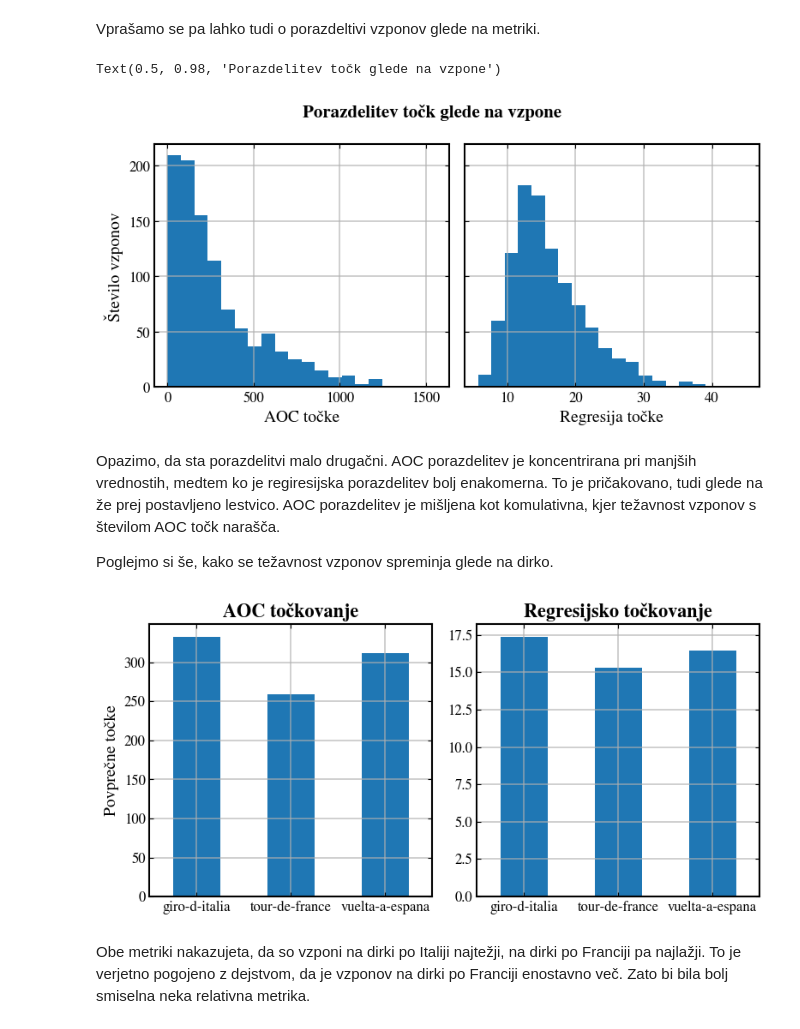
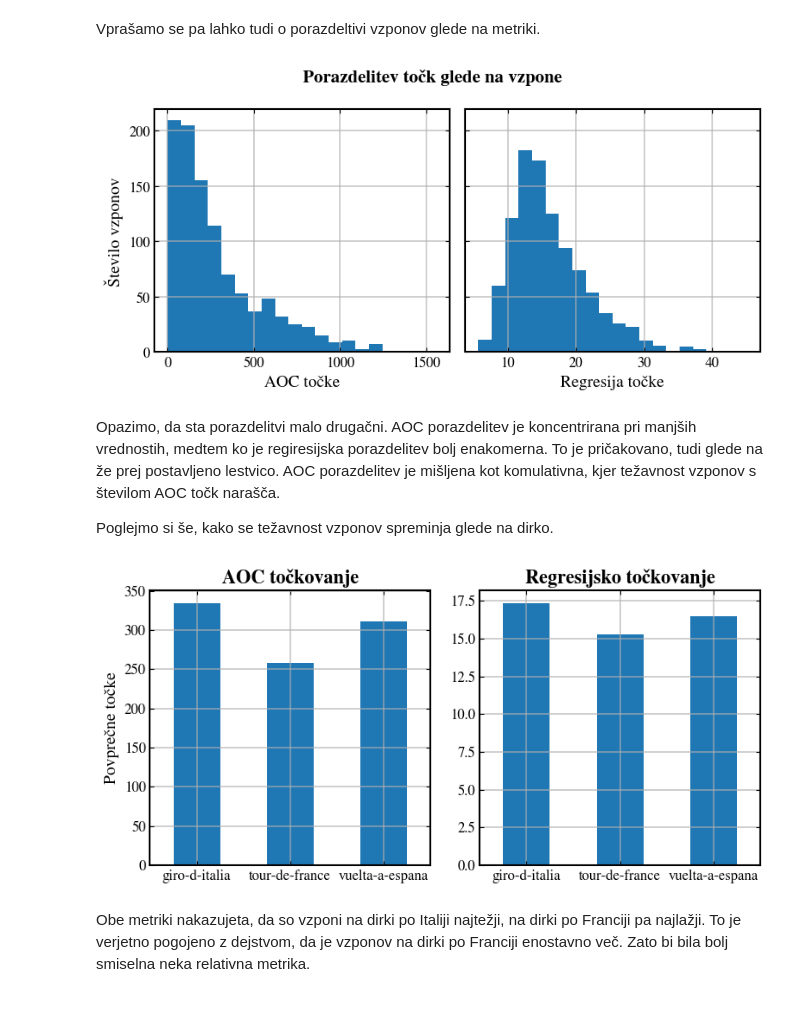
Before and after one commit to ziga-vaupotic/uvp-projektna, a Jupyter notebook: analysis/analiza-dirk.ipynb, the cells around one changed output. Drawn from its saved outputs; the diff is of its cells as text; code cells hidden in the pictures.

```diff
--- a/analysis/analiza-dirk.ipynb
+++ b/analysis/analiza-dirk.ipynb
@@ -72,8 +72,14 @@ graph_distance_mean_by_year = data_frame_stages[rest_day_filter].groupby(["Race"
 graph_distance_max_by_year = data_frame_stages[rest_day_filter].groupby(["Race", "Year"])["Distance"].max().unstack(fill_value=None)
 
 graph_vertical_mean_by_year = data_frame_stages[rest_day_filter].groupby(["Race", "Year"])["Vertical"].mean().unstack(fill_value=None)
+
+#izbriše (nepravilne podatke, kjer je nadmorska višina cele dirke premajhna. zaradi napačnih podatkov )
+graph_vertical_mean_by_year = graph_vertical_mean_by_year.where(graph_vertical_mean_by_year > 500)
+
 graph_vertical_max_by_year = data_frame_stages[rest_day_filter].groupby(["Race", "Year"])["Vertical"].max().unstack(fill_value=None)
 
+#isto kot zgoraj
+graph_vertical_max_by_year = graph_vertical_max_by_year.where(graph_vertical_max_by_year > 500)
 
 
 
@@ -94,4 +100,5 @@ ax[1].set_title("Višinski metri glede na leto")
 
 ax[0].legend()
 ax[1].legend(handles=legend_elements)
+plt.show()
 # %% [output]
@@ -259,8 +263,13 @@ Nadaljujmo s pregledom povprečne težavnost etap po Profile score metriki.
 # %%
 fig, ax = plt.subplots(1, 2, figsize=(11, 4), sharey=True)
 
-graph_pcs_mean_by_year = data_frame_stages[data_frame_stages["Stage type"] != -1].groupby(["Race", "Year"])["Profile score"].mean().unstack(fill_value=None)
-graph_pcs_max_by_year = data_frame_stages[data_frame_stages["Stage type"] != -1].groupby(["Race", "Year"])["Profile score"].max().unstack(fill_value=None)
+graph_pcs_mean_by_year = data_frame_stages[rest_day_filter].groupby(["Race", "Year"])["Profile score"].mean().unstack(fill_value=None)
+graph_pcs_max_by_year = data_frame_stages[rest_day_filter].groupby(["Race", "Year"])["Profile score"].max().unstack(fill_value=None)
+
+
+#izbriše (nepravilne podatke, kjer je PCS score dirke premajhen.zaradi napačnih podatkov )
+graph_pcs_mean_by_year = graph_pcs_mean_by_year.where(graph_pcs_mean_by_year > 50)
+graph_pcs_max_by_year = graph_pcs_max_by_year.where(graph_pcs_max_by_year > 50)
 
 
 graph_pcs_mean_nonfalts_by_year = data_frame_stages[data_frame_stages["Stage type"] > 1].groupby(["Race", "Year"])["Profile score"].mean().unstack(fill_value=None)
@@ -285,4 +294,5 @@ ax[0].legend(handles=legend_elements)
 ax[1].legend()
 
 plt.legend()
+plt.show()
 # %% [output]
@@ -506,18 +515,18 @@ kjer je $S$ nadomorska višina najvišje točke vzpona.
 Sprva si poglejmo najtežje vzpone glede na obe metriki.
 # %%
 # Izbriši iste vzpone, ki se znova pojavijo
-data_climbs = data_frame.drop_duplicates(subset=["Name", "Length"])
+data_climbs = data_frame.drop_duplicates(subset=["Name", "Length"]).copy()
 
-stepness = data_frame['Steepness']
-length = data_frame['Length']
-vertical = data_frame['Vertical']
+stepness = data_climbs['Steepness']
+length = data_climbs['Length']
+vertical = data_climbs['Vertical']
 
 stepness_non_zero = stepness != 0
 length_non_zero = length != 0
 vertical_non_zero = vertical != 0
 
-data_frame["AOC score"] = round(stepness ** 2 * length, 1)
-data_frame["Regression score"] = round(stepness + length + vertical/1000 + stepness / length, 1)
+data_climbs["AOC score"] = round(stepness ** 2 * length, 1)
+data_climbs["Regression score"] = round(stepness + length + vertical/1000 + stepness / length, 1)
 
 data_climbs[stepness_non_zero & length_non_zero & vertical_non_zero].sort_values("AOC score", ascending=False).head(10)
 # %% [output]
@@ -550,10 +571,10 @@ ax[0].set_ylabel("Število vzponov")
 ax[1].set_xlabel("Regresija točke")
 
 fig.set_tight_layout(True)
-fig.suptitle("Porazdelitev točk glede na vzpone")
+fig.suptitle("Porazdelitev točk glede na vzpone");
+plt.show()
 # %% [output]
-Text(0.5, 0.98, 'Porazdelitev točk glede na vzpone')
-[figure, old version]
+[figure, new version]
 # %% [markdown]
 Opazimo, da sta porazdelitvi malo drugačni. AOC porazdelitev je koncentrirana pri manjših vrednostih, medtem ko je regiresijska porazdelitev bolj enakomerna. To je pričakovano, tudi glede na že prej postavljeno lestvico. AOC porazdelitev je mišljena kot komulativna, kjer težavnost vzponov s številom AOC točk narašča.
 
@@ -562,21 +583,22 @@ Poglejmo si še, kako se težavnost vzponov spreminja glede na dirko.
 # %%
 fig, ax = plt.subplots(1, 2, figsize=(8, 4))
 
-filtered_data_frame = data_frame[data_frame["Year"] >= 2020]
+filtered_data_frame = data_climbs[data_climbs["Year"] >= 2020]
 
 filtered_data_frame.groupby("Race")["AOC score"].mean().plot(kind="bar", ax=ax[0])
 filtered_data_frame.groupby("Race")["Regression score"].mean().plot(kind="bar", ax=ax[1])
 
 for i in range(0, 2):
     ax[i].set_xticklabels(ax[i].get_xticklabels(), rotation=0, ha='center')
     ax[i].set_xlabel("")
 ax[0].set_ylabel("Povprečne točke")
 
 ax[0].set_title("AOC točkovanje")
 ax[1].set_title("Regresijsko točkovanje")
 fig.set_tight_layout(True)
+plt.show()
 # %% [output]
-[figure, old version]
+[figure, new version]
 # %% [markdown]
 Obe metriki nakazujeta, da so vzponi na dirki po Italiji najtežji, na dirki po Franciji pa najlažji. To je verjetno pogojeno z dejstvom, da je vzponov na dirki po Franciji enostavno več. Zato bi bila bolj smiselna neka relativna metrika.
 # %% [markdown]
```
Also changed, not shown: parts of 12 cells of this notebook.
